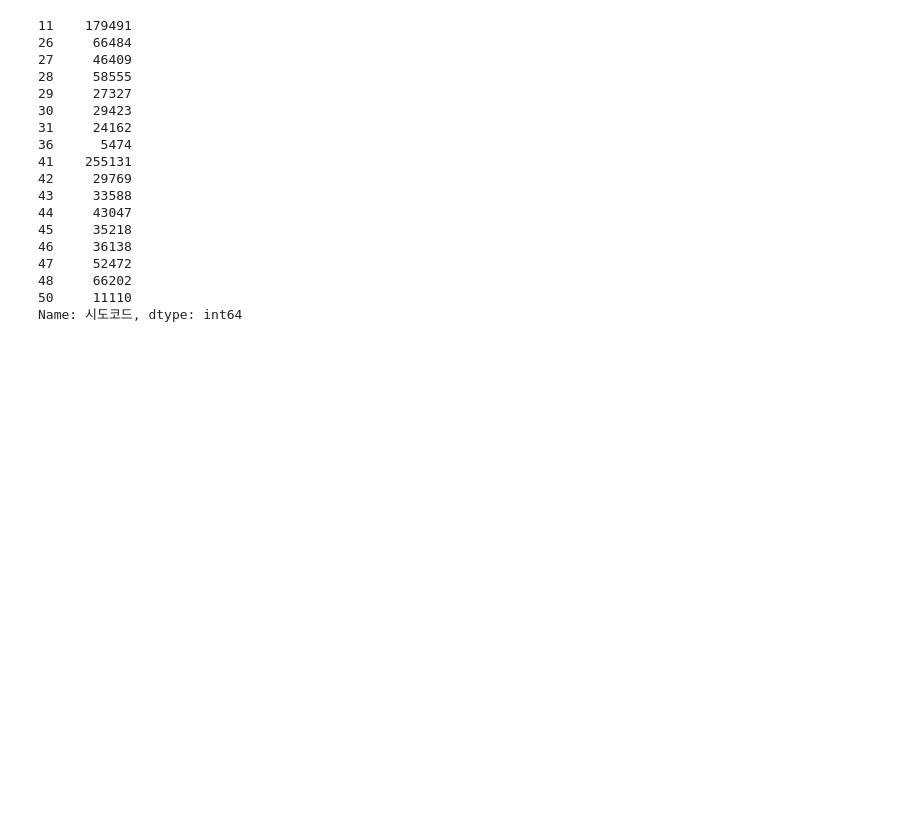
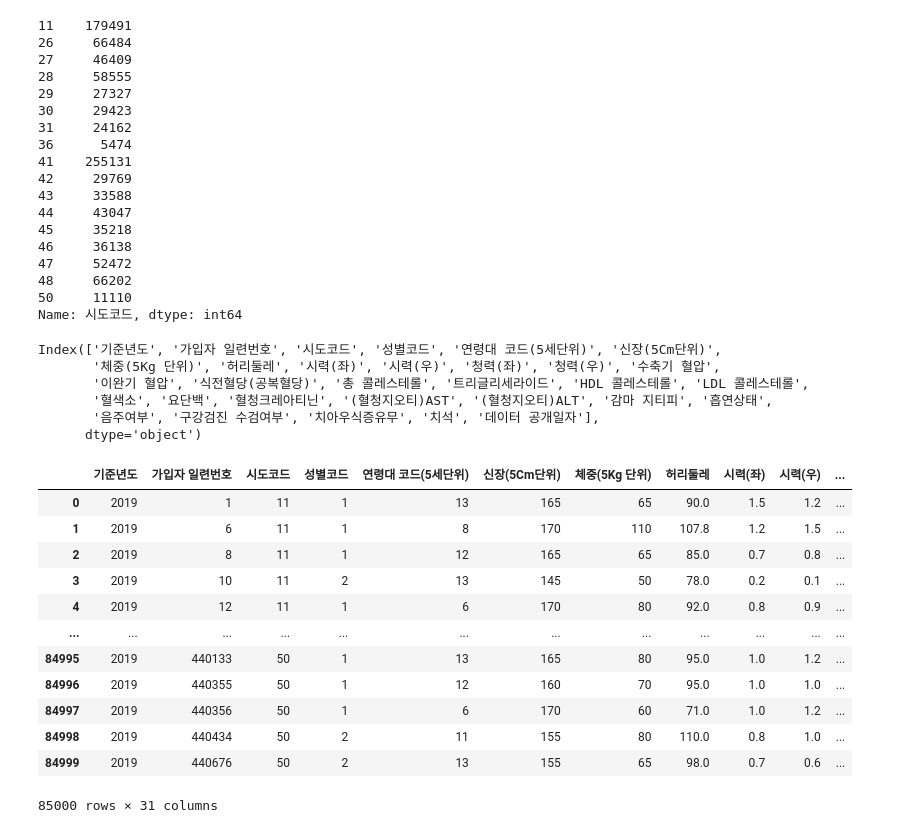
Before and after one commit to yejun-lee/LikeLion, a Jupyter notebook: Team_Project/Medical_check/Medical_check_Team_6.ipynb, the cells around one changed output. Saved outputs shown, nothing was run; the diff lists cells and outputs as text; code cells hidden in the pictures; blank space fills up the shorter version.

```diff
--- a/Team_Project/Medical_check/Medical_check_Team_6.ipynb
+++ b/Team_Project/Medical_check/Medical_check_Team_6.ipynb
@@ -118,3 +55,55 @@ print(med_101['시도코드'].value_counts().sort_index())   # 값을 세면서
 48     66202
 50     11110
 Name: 시도코드, dtype: int64
+# %%
+med_101.columns
+# %% [output]
+Index(['기준년도', '가입자 일련번호', '시도코드', '성별코드', '연령대 코드(5세단위)', '신장(5Cm단위)',
+       '체중(5Kg 단위)', '허리둘레', '시력(좌)', '시력(우)', '청력(좌)', '청력(우)', '수축기 혈압',
+       '이완기 혈압', '식전혈당(공복혈당)', '총 콜레스테롤', '트리글리세라이드', 'HDL 콜레스테롤', 'LDL 콜레스테롤',
+       '혈색소', '요단백', '혈청크레아티닌', '(혈청지오티)AST', '(혈청지오티)ALT', '감마 지티피', '흡연상태',
+       '음주여부', '구강검진 수검여부', '치아우식증유무', '치석', '데이터 공개일자'],
+      dtype='object')
+# %%
+sido_11 = med_101.loc[med_101['시도코드']==11, :].head(5000)
+sido_26 = med_101.loc[med_101['시도코드']==26, :].head(5000)
+sido_27 = med_101.loc[med_101['시도코드']==27, :].head(5000)
+sido_28 = med_101.loc[med_101['시도코드']==28, :].head(5000)
+
+sido_29 = med_101.loc[med_101['시도코드']==29, :].head(5000)
+sido_30 = med_101.loc[med_101['시도코드']==30, :].head(5000)
+sido_31 = med_101.loc[med_101['시도코드']==31, :].head(5000)
+sido_36 = med_101.loc[med_101['시도코드']==36, :].head(5000)
+
+sido_41 = med_101.loc[med_101['시도코드']==41, :].head(5000)
+sido_42 = med_101.loc[med_101['시도코드']==42, :].head(5000)
+sido_43 = med_101.loc[med_101['시도코드']==43, :].head(5000)
+sido_44 = med_101.loc[med_101['시도코드']==44, :].head(5000)
+
+sido_45 = med_101.loc[med_101['시도코드']==45, :].head(5000)
+sido_46 = med_101.loc[med_101['시도코드']==46, :].head(5000)
+sido_47 = med_101.loc[med_101['시도코드']==47, :].head(5000)
+sido_48 = med_101.loc[med_101['시도코드']==48, :].head(5000)
+sido_50 = med_101.loc[med_101['시도코드']==50, :].head(5000)
+# %%
+med_102 = pd.concat([sido_11, sido_26, sido_27, sido_28,
+                    sido_29, sido_30, sido_31, sido_36,
+                    sido_41, sido_42, sido_43, sido_44,
+                    sido_45, sido_46, sido_47, sido_48,
+                    sido_50], ignore_index=True)
+
+med_102  # 시도 별로 5000명씩 추출한 데이터 프레임
+# %% [output]
+|  | 기준년도 | 가입자 일련번호 | 시도코드 | 성별코드 | 연령대 코드(5세단위) | 신장(5Cm단위) | 체중(5Kg 단위) | 허리둘레 | 시력(좌) | 시력(우) | ... |
+| 0 | 2019 | 1 | 11 | 1 | 13 | 165 | 65 | 90.0 | 1.5 | 1.2 | ... |
+| 1 | 2019 | 6 | 11 | 1 | 8 | 170 | 110 | 107.8 | 1.2 | 1.5 | ... |
+| 2 | 2019 | 8 | 11 | 1 | 12 | 165 | 65 | 85.0 | 0.7 | 0.8 | ... |
+| 3 | 2019 | 10 | 11 | 2 | 13 | 145 | 50 | 78.0 | 0.2 | 0.1 | ... |
+| 4 | 2019 | 12 | 11 | 1 | 6 | 170 | 80 | 92.0 | 0.8 | 0.9 | ... |
+| ... | ... | ... | ... | ... | ... | ... | ... | ... | ... | ... | ... |
+| 84995 | 2019 | 440133 | 50 | 1 | 13 | 165 | 80 | 95.0 | 1.0 | 1.2 | ... |
+| 84996 | 2019 | 440355 | 50 | 1 | 12 | 160 | 70 | 95.0 | 1.0 | 1.0 | ... |
+| 84997 | 2019 | 440356 | 50 | 1 | 6 | 170 | 60 | 71.0 | 1.0 | 1.2 | ... |
+| 84998 | 2019 | 440434 | 50 | 2 | 11 | 155 | 80 | 110.0 | 0.8 | 1.0 | ... |
+| 84999 | 2019 | 440676 | 50 | 2 | 13 | 155 | 65 | 98.0 | 0.7 | 0.6 | ... |
+85000 rows × 31 columns
```
Also changed, not shown: parts of 11 cells of this notebook.
